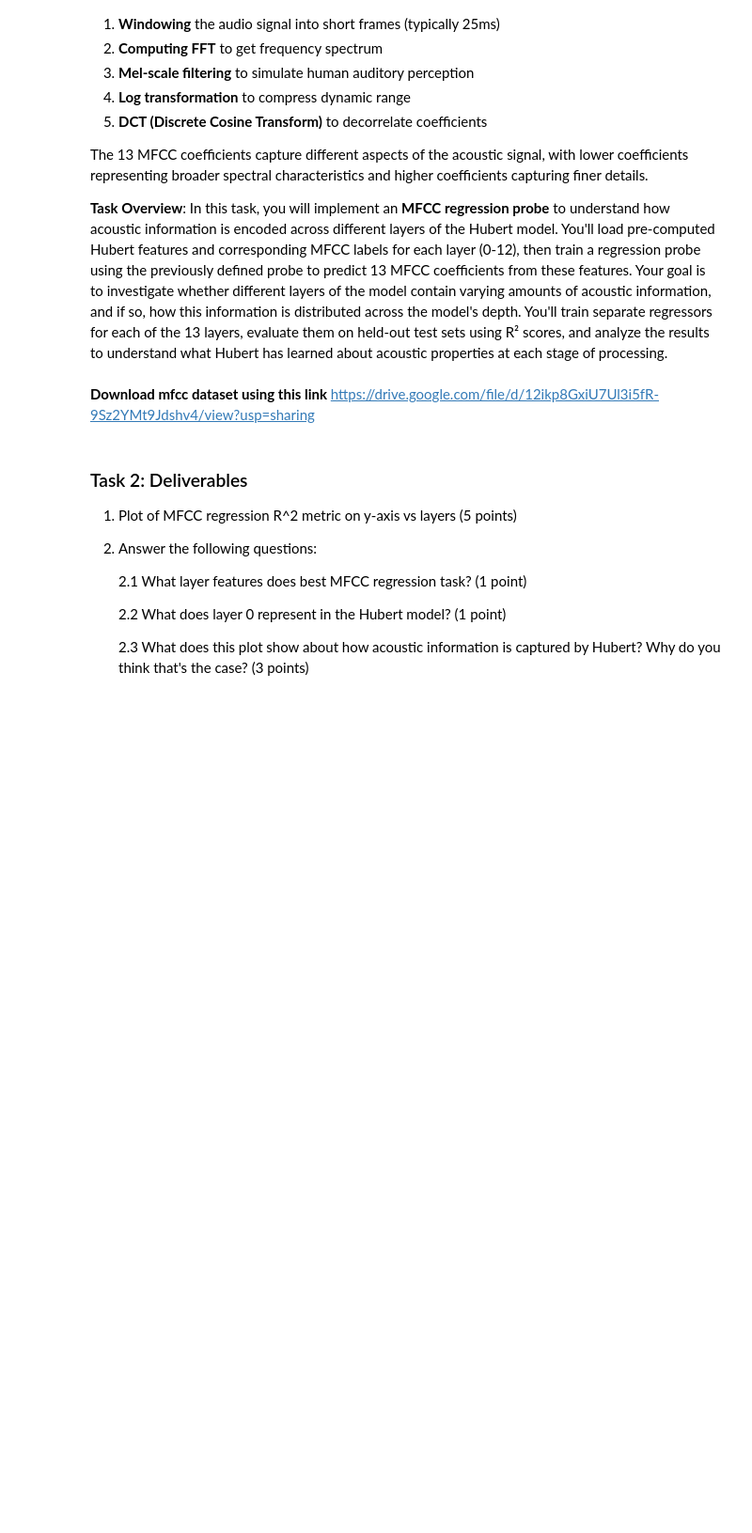
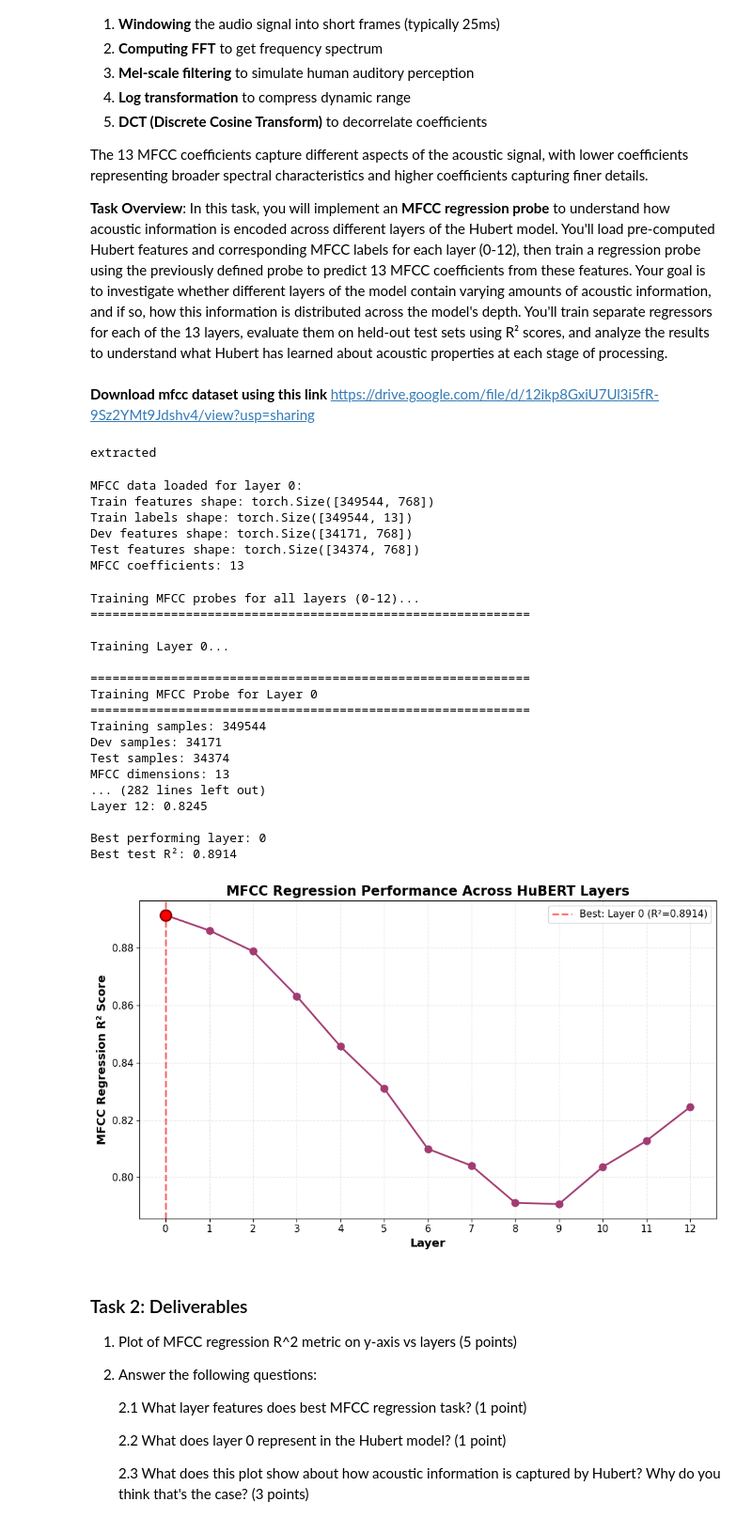
Before and after one commit to cjmc7e/eecs183-hw4, a Jupyter notebook: hw4-a.ipynb, the cells around one changed output. Shown at 94% size. Drawn from its saved outputs; the diff is of its cells as text; code cells hidden in the pictures; blank space fills up the shorter version.

```diff
--- a/hw4-a.ipynb
+++ b/hw4-a.ipynb
@@ -277,6 +432,16 @@ The 13 MFCC coefficients capture different aspects of the acoustic signal, with
 # %% [markdown]
 **Download mfcc dataset using this link**
 https://drive.google.com/file/d/12ikp8GxiU7Ul3i5fR-9Sz2YMt9Jdshv4/view?usp=sharing
+# %%
+data_zip = '/content/drive/MyDrive/183/mfcc_layer_datasets.zip'
+
+with zipfile.ZipFile(data_zip, 'r') as zip_ref:
+    zip_ref.extractall('/content/drive/MyDrive/183/mfcc_dataset/')
+
+print("extracted")
+mfcc_base_folder = "/content/drive/MyDrive/183/mfcc_dataset"
+# %% [output]
+extracted
 # %%
 def load_mfcc_data(base_folder, layer_idx):
     """Load MFCC data for a specific layer."""
@@ -308,9 +473,9 @@ def load_mfcc_data(base_folder, layer_idx):
     return train_features, train_labels, dev_features, dev_labels, test_features, test_labels
 
 # Test loading MFCC data for layer 0
-base_folder = "mfcc_layer_datasets"
+mfcc_base_folder = "/content/drive/MyDrive/183/mfcc_dataset/mfcc_layer_datasets"
 layer_idx = 0
-train_features, train_labels, dev_features, dev_labels, test_features, test_labels = load_mfcc_data(base_folder, layer_idx)
+train_features, train_labels, dev_features, dev_labels, test_features, test_labels = load_mfcc_data(mfcc_base_folder, layer_idx)
 
 print(f"MFCC data loaded for layer {layer_idx}:")
 print(f"Train features shape: {train_features.shape}")
@@ -318,6 +483,13 @@ print(f"Train labels shape: {train_labels.shape}")
 print(f"Dev features shape: {dev_features.shape}")
 print(f"Test features shape: {test_features.shape}")
 print(f"MFCC coefficients: {train_labels.shape[1]}")
+# %% [output]
+MFCC data loaded for layer 0:
+Train features shape: torch.Size([349544, 768])
+Train labels shape: torch.Size([349544, 13])
+Dev features shape: torch.Size([34171, 768])
+Test features shape: torch.Size([34374, 768])
+MFCC coefficients: 13
 # %%
 # Corrected MFCC training function
 def train_mfcc_probe(base_folder, layer_idx, num_epochs=10, batch_size=512, learning_rate=0.001):
@@ -358,39 +627,84 @@ def train_mfcc_probe(base_folder, layer_idx, num_epochs=10, batch_size=512, lear
 ### Task 2 : Example code for training MFCC probes
 ## This code represents an example how the probes are trained.
 ## You can use this as a reference to train your probes, plot the results.
 ## You don't have to follow this exact code. Please feel free to modify as per your prior implementations.
-
+### Task 2 : Training MFCC probes and plotting results
 
 # Train MFCC probes for all layers
-base_folder = "mfcc_layer_datasets"
+base_folder = "/content/drive/MyDrive/183/mfcc_dataset/mfcc_layer_datasets"
 num_epochs = 5
 batch_size = 512
 
 # Store results for all layers
 mfcc_all_results = []
 
 print("Training MFCC probes for all layers (0-12)...")
 print("=" * 60)
 
 for layer_idx in range(13):
     print(f"\nTraining Layer {layer_idx}...")
-    result = train_mfcc_probe(base_folder, layer_idx, num_epochs, batch_size)
-    mfcc_all_results.append(result)
+    test_r2 = train_mfcc_probe(base_folder, layer_idx, num_epochs, batch_size)
+    mfcc_all_results.append({'layer': layer_idx, 'overall_r2': test_r2})
 
 print(f"\n{'='*60}")
 print("TRAINING COMPLETED FOR ALL LAYERS")
 print(f"{'='*60}")
 
 # Print test R² for each layer
 print("\nTest R² by Layer:")
 print("-" * 30)
 for result in mfcc_all_results:
     layer = result['layer']
     test_r2 = result['overall_r2']
     print(f"Layer {layer:2d}: {test_r2:.4f}")
 
-print(f"\nBest performing layer: {max(mfcc_all_results, key=lambda x: x['overall_r2'])['layer']}")
-print(f"Best test R²: {max(mfcc_all_results, key=lambda x: x['overall_r2'])['overall_r2']:.4f}")
+best_result = max(mfcc_all_results, key=lambda x: x['overall_r2'])
+print(f"\nBest performing layer: {best_result['layer']}")
+print(f"Best test R²: {best_result['overall_r2']:.4f}")
+
+# Create the plot
+plt.figure(figsize=(10, 6))
+layers = [result['layer'] for result in mfcc_all_results]
+r2_scores = [result['overall_r2'] for result in mfcc_all_results]
+
+plt.plot(layers, r2_scores, marker='o', linewidth=2, markersize=8, color='#A23B72')
+plt.xlabel('Layer', fontsize=13, fontweight='bold')
+plt.ylabel('MFCC Regression R² Score', fontsize=13, fontweight='bold')
+plt.title('MFCC Regression Performance Across HuBERT Layers', fontsize=15, fontweight='bold')
+plt.grid(True, alpha=0.3, linestyle='--')
+plt.xticks(layers, fontsize=11)
+plt.yticks(fontsize=11)
+
+# Highlight best layer
+best_layer = best_result['layer']
+best_r2 = best_result['overall_r2']
+plt.axvline(x=best_layer, color='red', linestyle='--', alpha=0.6, linewidth=2,
+            label=f'Best: Layer {best_layer} (R²={best_r2:.4f})')
+plt.scatter([best_layer], [best_r2], color='red', s=150, zorder=5, edgecolors='darkred', linewidth=2)
+
+plt.legend(fontsize=11, loc='best')
+plt.tight_layout()
+plt.savefig('mfcc_r2_by_layer.png', dpi=300, bbox_inches='tight')
+plt.show()
+# %% [output]
+Training MFCC probes for all layers (0-12)...
+============================================================
+
+Training Layer 0...
+
+============================================================
+Training MFCC Probe for Layer 0
+============================================================
+Training samples: 349544
+Dev samples: 34171
+Test samples: 34374
+MFCC dimensions: 13
+... (282 lines left out)
+Layer 12: 0.8245
+
+Best performing layer: 0
+Best test R²: 0.8914
+[figure, added]
 # %% [markdown]
 ### Task 2: Deliverables
 
```
Also changed, not shown: parts of 10 cells of this notebook.
